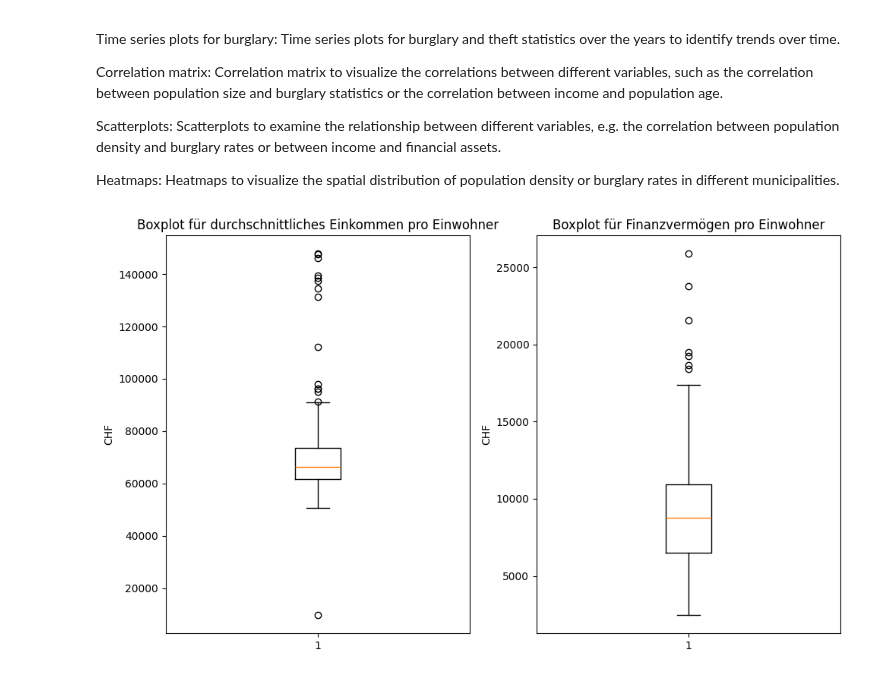
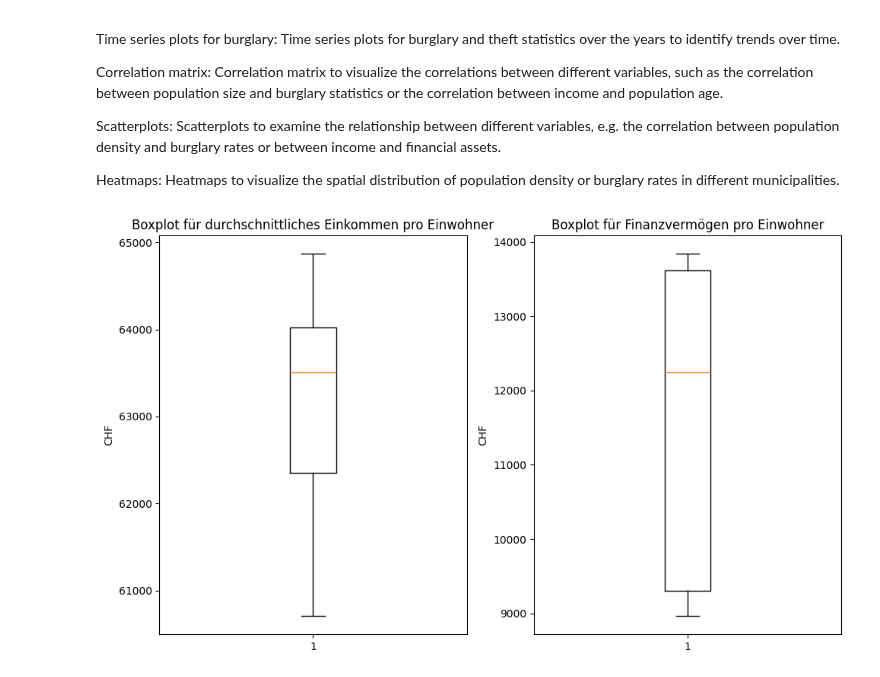
Before and after one commit to nvinto404/Data-Science-Project-Burglary-Statistics-Zurich, a Jupyter notebook: EDA.ipynb, the cells around one changed output. Drawn from its saved outputs; the diff is of its cells as text; code cells hidden in the pictures.

Commit message:
EDA Boxplot für Zürich über alle Jahre Einkommen und Vermögen

```diff
--- a/EDA.ipynb
+++ b/EDA.ipynb
@@ -182,25 +182,25 @@ Heatmaps: Heatmaps to visualize the spatial distribution of population density o
 # %%
 
 import matplotlib.pyplot as plt
-df_2022_zurich = df_unique[(df_unique['Jahr'] == 2022)]
+df_2022_zurich = df_unique[(df_unique['Gemeindename'] == 'Zürich')]
 # Daten filtern
 income_data = df_2022_zurich['durchschnittliches_steuerbares_Einkommen_pro_Einwohner']
 wealth_data = df_2022_zurich['Finanzvermoegen_pro_Einwohner']
 
 # Boxplots erstellen
 plt.figure(figsize=(10, 6))
 
 plt.subplot(1, 2, 1)  # Erste Unterteilung für das Einkommens-Boxplot
 plt.boxplot(income_data)
 plt.title('Boxplot für durchschnittliches Einkommen pro Einwohner')
 plt.ylabel('CHF')
 
 plt.subplot(1, 2, 2)  # Zweite Unterteilung für das Vermögens-Boxplot
 plt.boxplot(wealth_data)
 plt.title('Boxplot für Finanzvermögen pro Einwohner')
 plt.ylabel('CHF')
 
 plt.tight_layout()
 plt.show()
 # %% [output]
-[figure, old version]
+[figure, new version]
```
